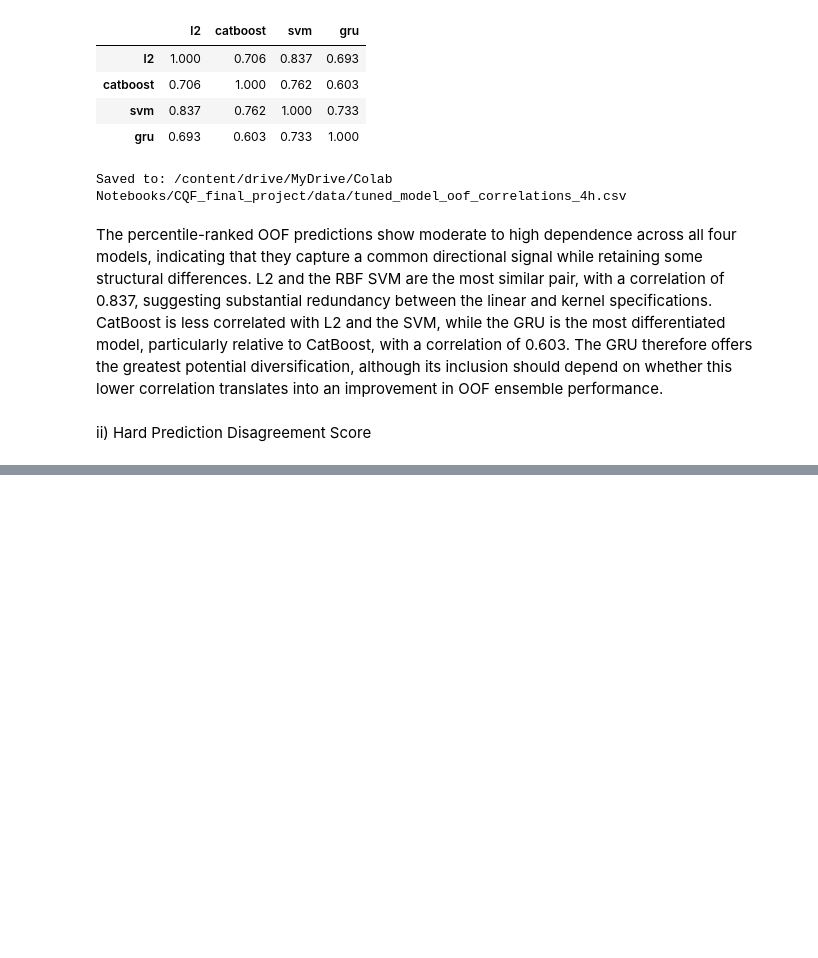
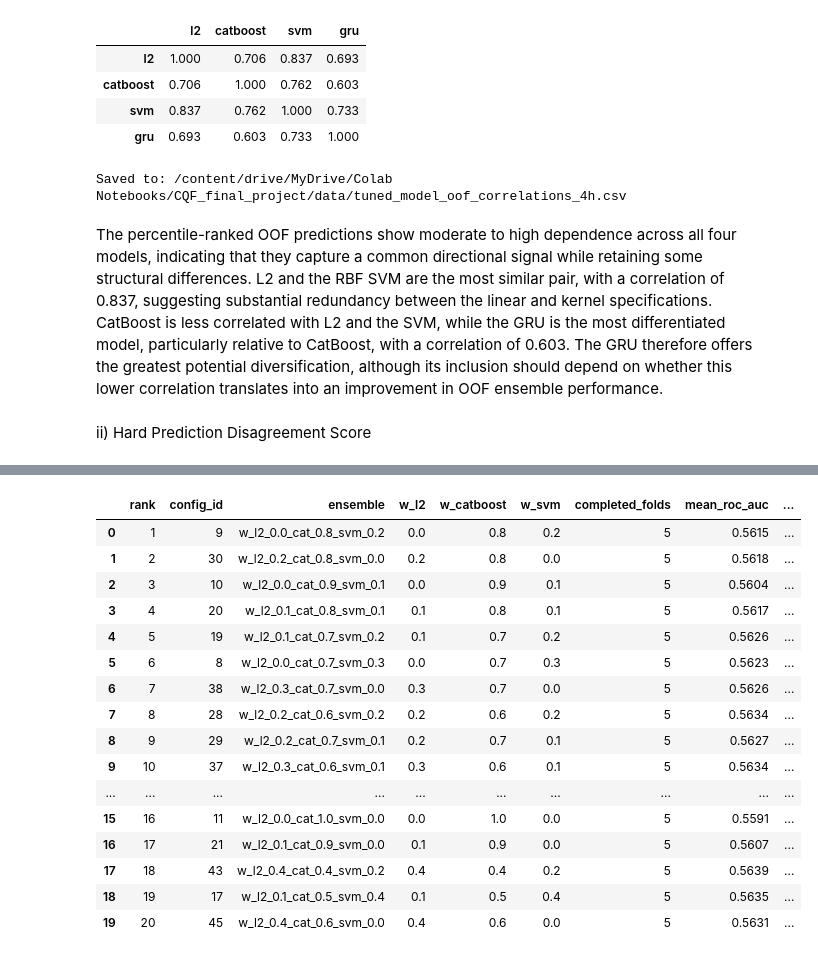
Before and after one commit to jade-lam/CQF, a Jupyter notebook: CQF_Final_Project.ipynb, the cells around one changed output, grey strips where cells are left out. Cells and saved outputs as stored; diff of their text form; code cells hidden in the pictures; blank space fills up the shorter version.

```diff
--- a/CQF_Final_Project.ipynb
+++ b/CQF_Final_Project.ipynb
@@ -6353,0 +6709,65 @@ ii) Hard Prediction Disagreement Score
+# %%
+# Run and save a coarse constrained OOF weight search
+WEIGHT_GRID_PATH = DATA_PATH / "retained_weight_grid_results_4h.csv"
+WEIGHT_GRID_FOLD_PATH = DATA_PATH / "retained_weight_grid_folds_4h.csv"
+
+WEIGHT_STEP = 0.1
+weight_values = np.round(np.arange(0, 1 + WEIGHT_STEP, WEIGHT_STEP), 10)
+
+weight_configs = [
+    (w_l2, w_cat, w_svm)
+    for w_l2 in weight_values
+    for w_cat in weight_values
+    for w_svm in weight_values
+    if np.isclose(w_l2 + w_cat + w_svm, 1.0)]
+
+grid_fold_rows = []
+
+for config_id, (w_l2, w_cat, w_svm) in enumerate(weight_configs, start=1):
+    ensemble_name = f"w_l2_{w_l2:.1f}_cat_{w_cat:.1f}_svm_{w_svm:.1f}"
+    score = w_l2 * ensemble_data["l2"] + w_cat * ensemble_data["catboost"] + w_svm * ensemble_data["svm"]
+
+    for fold, fold_data in ensemble_data.assign(score=score).groupby("fold"):
+        fold_score = fold_data["score"]
+        fold_prediction = (fold_score >= 0.5).astype(int)
+
+        grid_fold_rows.append({
+            "config_id": config_id,
+            "ensemble": ensemble_name,
+            "w_l2": w_l2,
+            "w_catboost": w_cat,
+            "w_svm": w_svm,
+            "fold": fold,
+            "observations": len(fold_data),
+            "roc_auc": roc_auc_score(fold_data["target"], fold_score),
+            "balanced_accuracy": balanced_accuracy_score(fold_data["target"], fold_prediction)})
+
+weight_grid_folds = pd.DataFrame(grid_fold_rows)
+
+weight_grid_summary = (
+    weight_grid_folds.groupby(["config_id", "ensemble", "w_l2", "w_catboost", "w_svm"], as_index=False)
+    .agg(
+        completed_folds=("fold", "nunique"),
+        mean_roc_auc=("roc_auc", "mean"),
+        std_roc_auc=("roc_auc", "std"),
+        mean_balanced_accuracy=("balanced_accuracy", "mean"),
+        std_balanced_accuracy=("balanced_accuracy", "std"))
+    .sort_values(
+        ["mean_balanced_accuracy", "mean_roc_auc", "std_balanced_accuracy"],
+        ascending=[False, False, True])
+    .reset_index(drop=True))
+
+weight_grid_summary.insert(0, "rank", np.arange(1, len(weight_grid_summary) + 1))
+weight_grid_folds.to_csv(WEIGHT_GRID_FOLD_PATH, index=False)
+weight_grid_summary.to_csv(WEIGHT_GRID_PATH, index=False)
+
+print("Coarse OOF Weight Grid Search")
+display(weight_grid_summary.head(20).round(4))
+
+print("\nBest Weight Configuration")
+display(weight_grid_summary.head(1).round(4))
+
+print(f"Configurations tested: {len(weight_configs)}")
+print("Summary saved to:", WEIGHT_GRID_PATH)
+print("Fold results saved to:", WEIGHT_GRID_FOLD_PATH)
+# %% [output]
@@ -6353,0 +6775,17 @@ ii) Hard Prediction Disagreement Score
+|  | rank | config_id | ensemble | w_l2 | w_catboost | w_svm | completed_folds | mean_roc_auc | ... |
+| 0 | 1 | 9 | w_l2_0.0_cat_0.8_svm_0.2 | 0.0 | 0.8 | 0.2 | 5 | 0.5615 | ... |
+| 1 | 2 | 30 | w_l2_0.2_cat_0.8_svm_0.0 | 0.2 | 0.8 | 0.0 | 5 | 0.5618 | ... |
+| 2 | 3 | 10 | w_l2_0.0_cat_0.9_svm_0.1 | 0.0 | 0.9 | 0.1 | 5 | 0.5604 | ... |
+| 3 | 4 | 20 | w_l2_0.1_cat_0.8_svm_0.1 | 0.1 | 0.8 | 0.1 | 5 | 0.5617 | ... |
+| 4 | 5 | 19 | w_l2_0.1_cat_0.7_svm_0.2 | 0.1 | 0.7 | 0.2 | 5 | 0.5626 | ... |
+| 5 | 6 | 8 | w_l2_0.0_cat_0.7_svm_0.3 | 0.0 | 0.7 | 0.3 | 5 | 0.5623 | ... |
+| 6 | 7 | 38 | w_l2_0.3_cat_0.7_svm_0.0 | 0.3 | 0.7 | 0.0 | 5 | 0.5626 | ... |
+| 7 | 8 | 28 | w_l2_0.2_cat_0.6_svm_0.2 | 0.2 | 0.6 | 0.2 | 5 | 0.5634 | ... |
+| 8 | 9 | 29 | w_l2_0.2_cat_0.7_svm_0.1 | 0.2 | 0.7 | 0.1 | 5 | 0.5627 | ... |
+| 9 | 10 | 37 | w_l2_0.3_cat_0.6_svm_0.1 | 0.3 | 0.6 | 0.1 | 5 | 0.5634 | ... |
+| ... | ... | ... | ... | ... | ... | ... | ... | ... | ... |
+| 15 | 16 | 11 | w_l2_0.0_cat_1.0_svm_0.0 | 0.0 | 1.0 | 0.0 | 5 | 0.5591 | ... |
+| 16 | 17 | 21 | w_l2_0.1_cat_0.9_svm_0.0 | 0.1 | 0.9 | 0.0 | 5 | 0.5607 | ... |
+| 17 | 18 | 43 | w_l2_0.4_cat_0.4_svm_0.2 | 0.4 | 0.4 | 0.2 | 5 | 0.5639 | ... |
+| 18 | 19 | 17 | w_l2_0.1_cat_0.5_svm_0.4 | 0.1 | 0.5 | 0.4 | 5 | 0.5635 | ... |
+| 19 | 20 | 45 | w_l2_0.4_cat_0.6_svm_0.0 | 0.4 | 0.6 | 0.0 | 5 | 0.5631 | ... |
```
Also changed, not shown: parts of 30 cells of this notebook.
